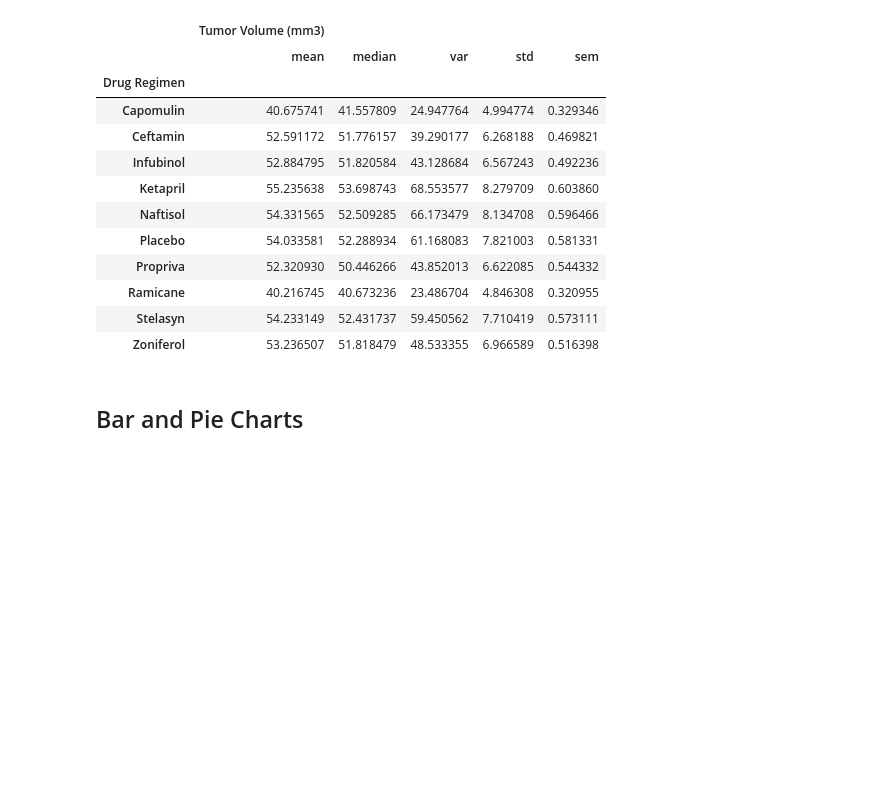
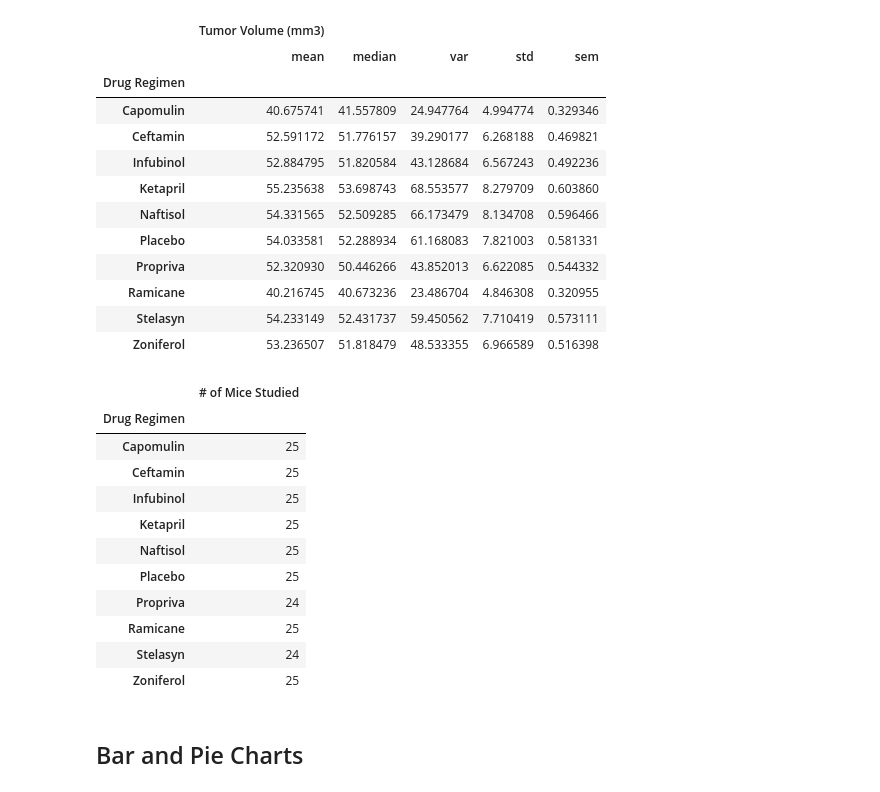
Before and after one commit to byTravis/Module5_Visualization-Challenge, a Jupyter notebook: pymaceuticals_TravisCook.ipynb, the cells around one changed output. Cells and saved outputs as stored; diff of their text form; code cells hidden in the pictures; blank space fills up the shorter version.

Commit message:
Analysis Complete

```diff
--- a/pymaceuticals_TravisCook.ipynb
+++ b/pymaceuticals_TravisCook.ipynb
@@ -143,6 +144,24 @@ regimen_summary
 | Ramicane | 40.216745 | 40.673236 | 23.486704 | 4.846308 | 0.320955 |
 | Stelasyn | 54.233149 | 52.431737 | 59.450562 | 7.710419 | 0.573111 |
 | Zoniferol | 53.236507 | 51.818479 | 48.533355 | 6.966589 | 0.516398 |
+# %%
+# Checking to see if the number of mice tested is consistant between each of the drug regimen studies.  Not apart of the assignment, but used in my analysis.
+mouse_count_per_drug = pd.DataFrame(mouse_study_cleaned_df.groupby(["Drug Regimen"])["Mouse ID"].nunique())
+mouse_count_per_drug= mouse_count_per_drug.rename(columns={"Mouse ID" : "# of Mice Studied"})
+mouse_count_per_drug
+# %% [output]
+|  | # of Mice Studied |
+| Drug Regimen |  |
+| Capomulin | 25 |
+| Ceftamin | 25 |
+| Infubinol | 25 |
+| Ketapril | 25 |
+| Naftisol | 25 |
+| Placebo | 25 |
+| Propriva | 24 |
+| Ramicane | 25 |
+| Stelasyn | 24 |
+| Zoniferol | 25 |
 # %% [markdown]
 ## Bar and Pie Charts
 # %%
```
Also changed, not shown: parts of 5 cells of this notebook, 2 other files.
